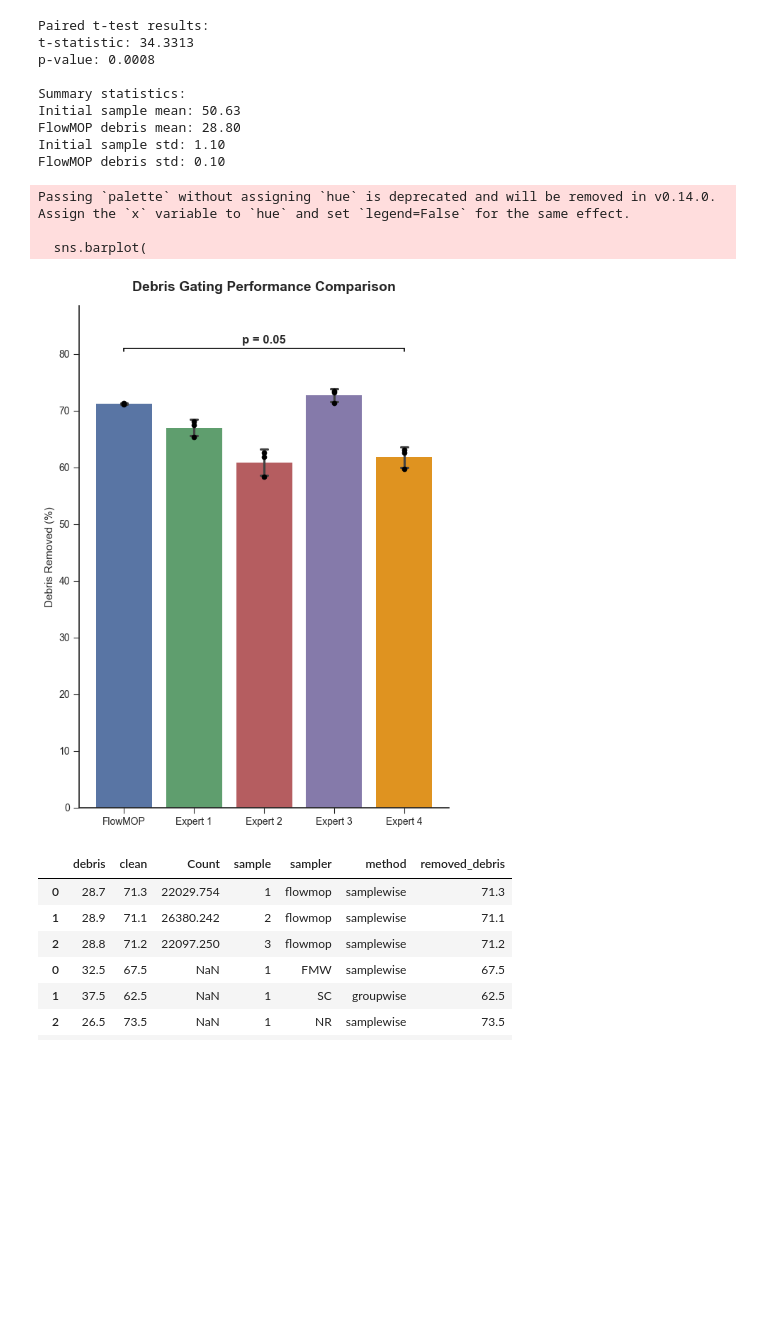
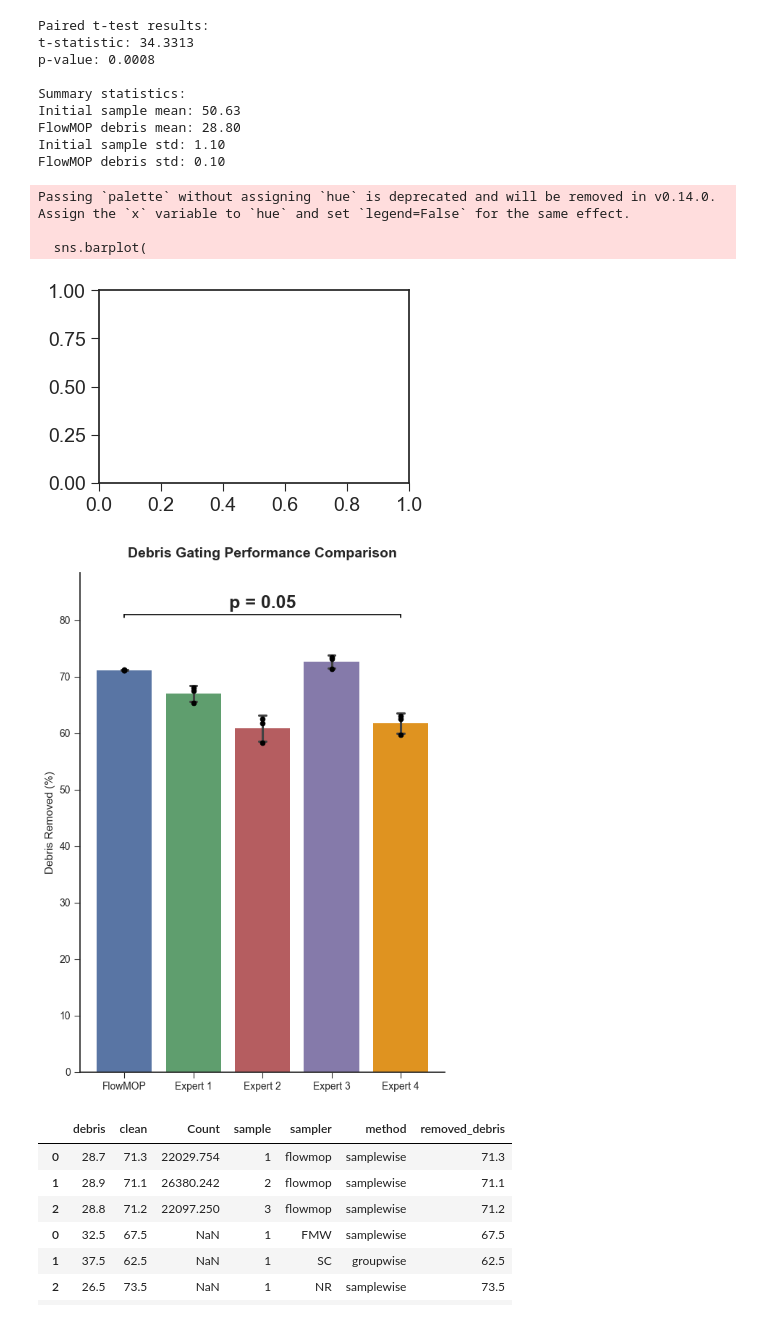
Before and after one commit to 1ordinateur/FlowMOP_paper, a Jupyter notebook: figs_data/fig_2_data/fig_2_analysis/fig_2_debris.ipynb, the cells around one changed output. Cells and saved outputs as stored; diff of their text form; code cells hidden in the pictures; blank space fills up the shorter version.

```diff
--- a/figs_data/fig_2_data/fig_2_analysis/fig_2_debris.ipynb
+++ b/figs_data/fig_2_data/fig_2_analysis/fig_2_debris.ipynb
@@ -81,7 +81,7 @@ def parse_filenames(df: pd.DataFrame) -> pd.DataFrame:
 
     return df_processed
 # %%
-synth_dir = r"D:\github_remotes\FlowMOP\flowmop_paper\figs_data\fig_2_data\fig_2_analysis"
+synth_dir = r"D:\github_remotes\flowmop_paper\figs_data\fig_2_data\fig_2_analysis"
 csvs = [f for f in os.listdir(synth_dir) if f.endswith('.csv')]
 debris_data = [pd.read_csv(synth_dir + "\\" + csv) for csv in csvs if 'debris' in csv]
 for i, debris in enumerate(debris_data):
@@ -146,6 +146,11 @@ import matplotlib.pyplot as plt
 import seaborn as sns
 from scipy import stats
 import numpy as np
+
+# One figure, sized similar to the example (~394x255 px)
+fig, ax = plt.subplots(figsize=(4, 2.5))
+
+order = ['FlowMOP', 'Expert 1', 'Expert 2', 'Expert 3', 'Expert 4']
 
 # --- Data Preparation (same as before) ---
 anonymize_map = {
@@ -241,40 +246,41 @@ def add_significance_bar(x1, x2, p_corrected, y_pos, ax):
         format_p_value(p_corrected),
         va='bottom',
         ha='center',
-        fontsize=12,
+        fontsize=18,
         weight='bold',
     )
 
 
 # Calculate position for annotation bars to be above the plot
 max_y = 0
 for p in ax.patches:
     mean_val = p.get_height()
     # Find std for the corresponding group
     group_name = order[int(p.get_x())]
     std_val = plot_df[plot_df['sampler_anonymized'] == group_name]['removed_debris'].std()
     max_y = max(max_y, mean_val + std_val)
 
 bar_y_pos = max_y * 1.08  # Start position for the first annotation
 y_increment = max_y * 0.1 # Space between subsequent annotations
 
 x_flowmop = order.index('FlowMOP')
 for expert in order[1:]:
     p_corrected = min(p_values[expert] * n_tests, 1.0)
     if p_corrected < 0.05:
         x_expert = order.index(expert)
         add_significance_bar(x_flowmop, x_expert, p_corrected, bar_y_pos, ax)
         bar_y_pos += y_increment # Move next bar up
 
 # Adjust plot limits and layout
 ax.set_ylim(top=bar_y_pos)
 plt.tight_layout()
 plt.show()
 # %% [output]
 Passing `palette` without assigning `hue` is deprecated and will be removed in v0.14.0. Assign the `x` variable to `hue` and set `legend=False` for the same effect.
 
   sns.barplot(
-[figure, old version]
+[figure, new version]
+[figure, added]
 # %%
 combined_debris
 # %% [output]
```
Also changed, not shown: 21 other files.
